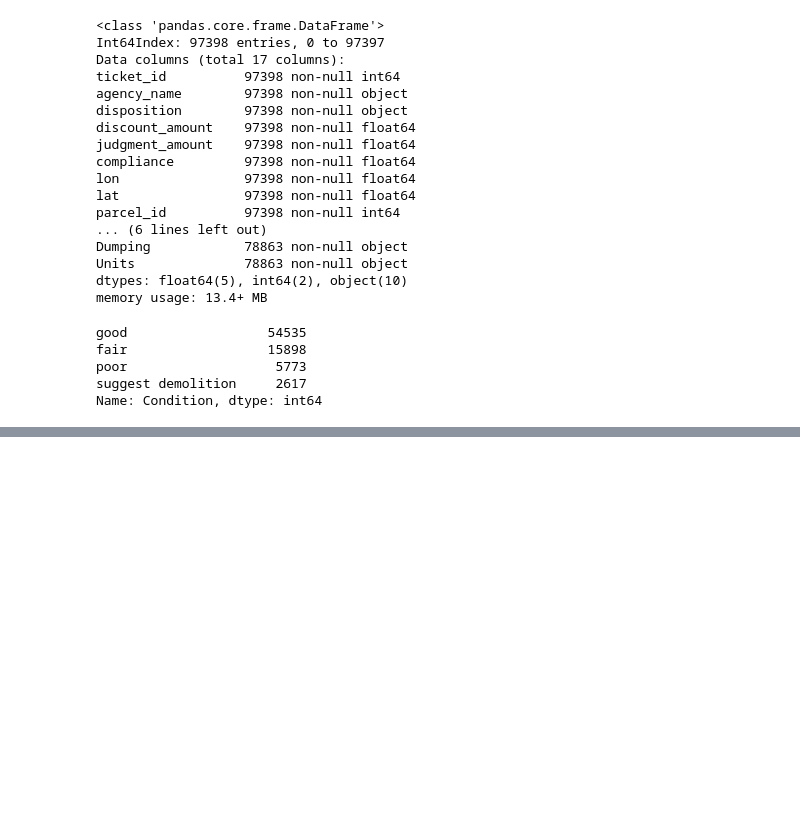
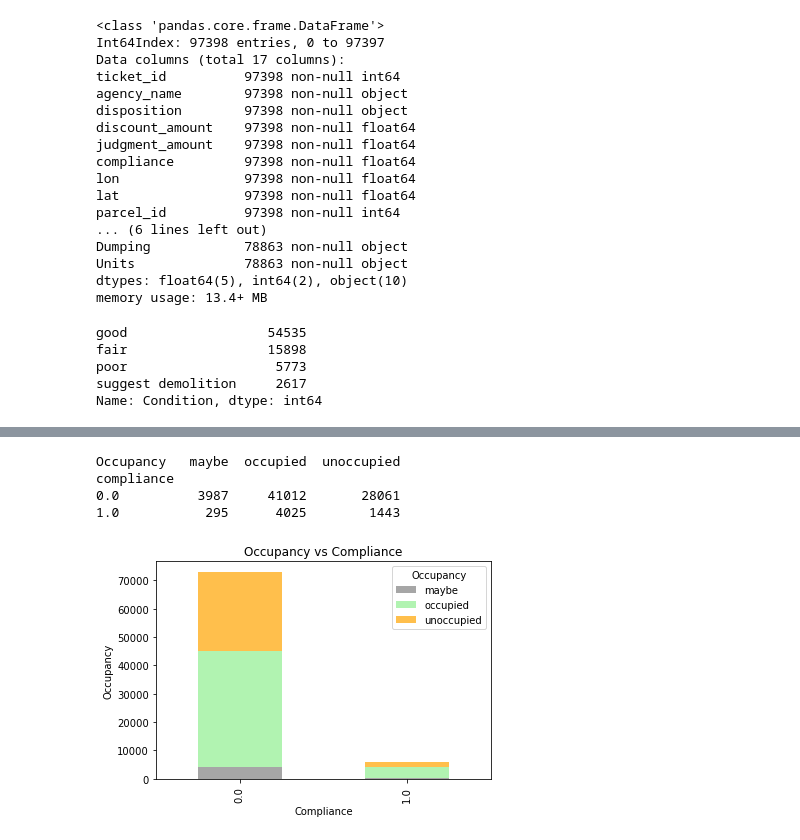
Before and after one commit to Kelvin-Arellano/nyc_mhtn_ds_Project_3, a Jupyter notebook: ingeniring.ipynb, the cells around one changed output, grey strips where cells are left out. Cells and saved outputs as stored; diff of their text form; code cells hidden in the pictures; blank space fills up the shorter version.

```diff
--- a/ingeniring.ipynb
+++ b/ingeniring.ipynb
@@ -322,0 +340,18 @@ compliance
+# %%
+print(df.groupby(['compliance','Occupancy']).compliance.count().unstack())
+
+#Condition class visualization
+Occupancy_class = df.groupby(['compliance','Occupancy']).compliance.count().unstack()
+p1 = Occupancy_class.plot(kind = 'bar', stacked = True,
+                   title = 'Occupancy vs Compliance',
+                   color = ['grey','lightgreen','orange'], alpha = .70)
+p1.set_xlabel('Compliance')
+p1.set_ylabel('Occupancy')
+#plt.savefig('image/Occupancy_vs_compliance.png')
+plt.show()
+# %% [output]
+Occupancy   maybe  occupied  unoccupied
+compliance
+0.0          3987     41012       28061
+1.0           295      4025        1443
+[figure, added]
```
Also changed, not shown: parts of 3 cells of this notebook, 1 other file.
